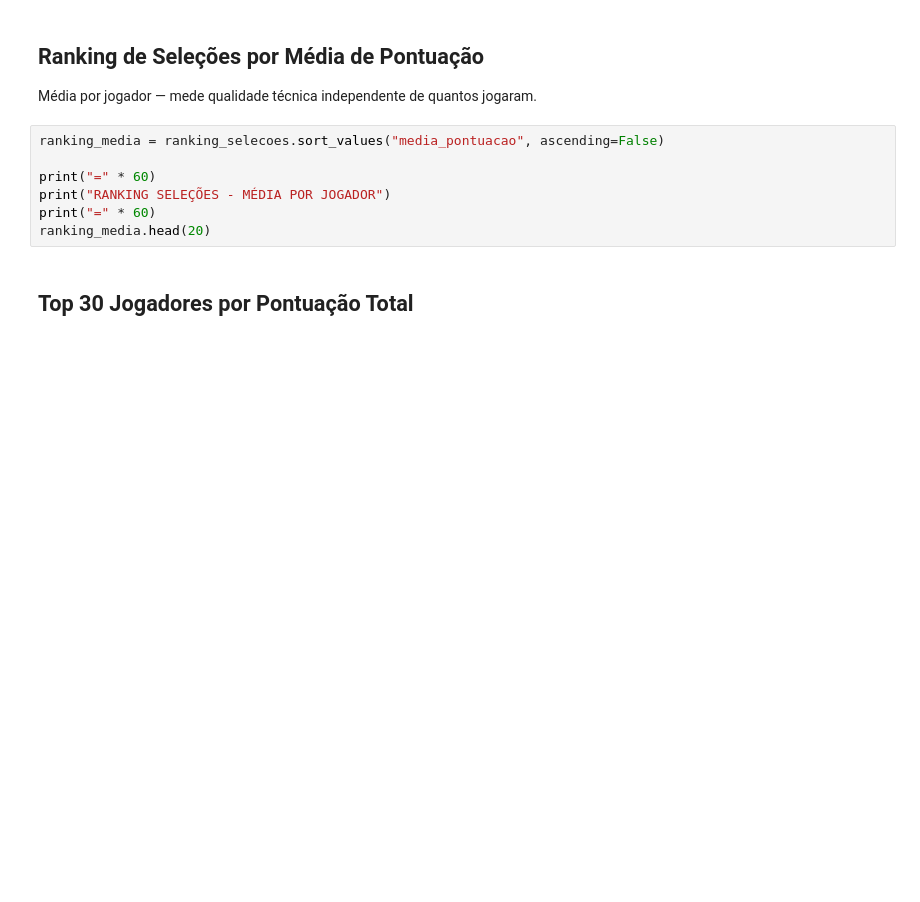
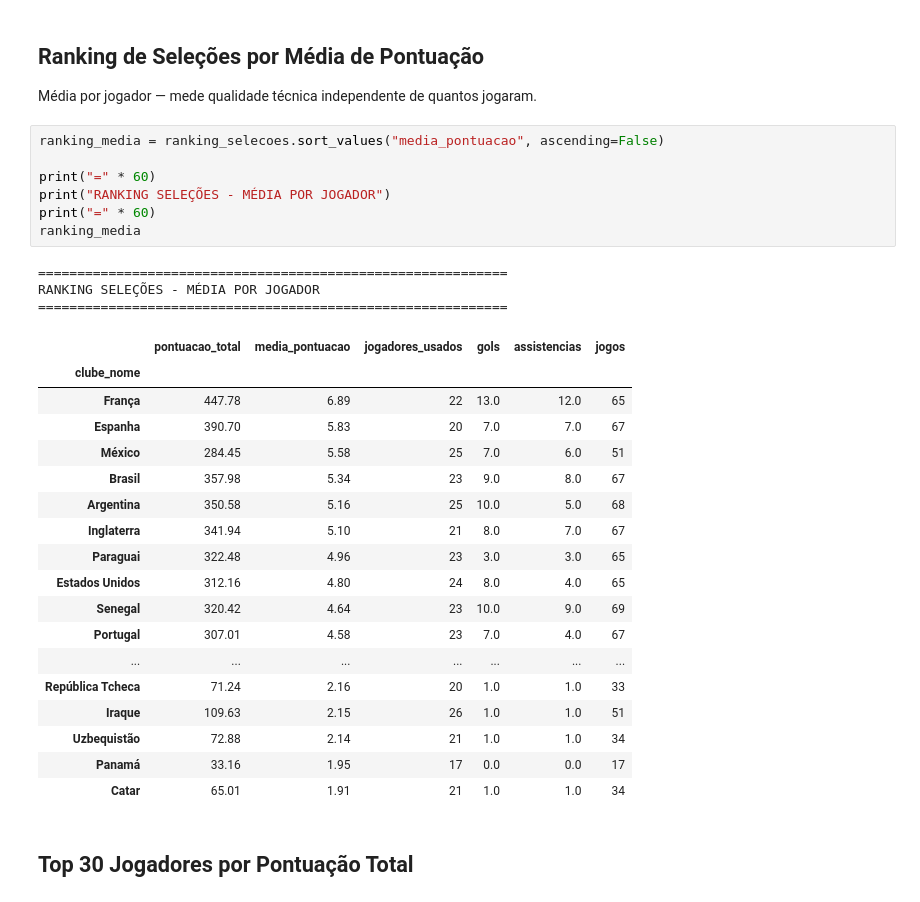
Before and after one commit to diofeher/cartola-copa-2026, a Jupyter notebook: analise_copa.ipynb, the cells around one changed output. Drawn from its saved outputs; the diff is of its cells as text; blank space fills up the shorter version.

```diff
--- a/analise_copa.ipynb
+++ b/analise_copa.ipynb
@@ -66,10 +88,32 @@ Média por jogador — mede qualidade técnica independente de quantos jogaram.
 # %%
 ranking_media = ranking_selecoes.sort_values("media_pontuacao", ascending=False)
 
 print("=" * 60)
 print("RANKING SELEÇÕES - MÉDIA POR JOGADOR")
 print("=" * 60)
-ranking_media.head(20)
+ranking_media
+# %% [output]
+============================================================
+RANKING SELEÇÕES - MÉDIA POR JOGADOR
+============================================================
+|  | pontuacao_total | media_pontuacao | jogadores_usados | gols | assistencias | jogos |
+| clube_nome |  |  |  |  |  |  |
+| França | 447.78 | 6.89 | 22 | 13.0 | 12.0 | 65 |
+| Espanha | 390.70 | 5.83 | 20 | 7.0 | 7.0 | 67 |
+| México | 284.45 | 5.58 | 25 | 7.0 | 6.0 | 51 |
+| Brasil | 357.98 | 5.34 | 23 | 9.0 | 8.0 | 67 |
+| Argentina | 350.58 | 5.16 | 25 | 10.0 | 5.0 | 68 |
+| Inglaterra | 341.94 | 5.10 | 21 | 8.0 | 7.0 | 67 |
+| Paraguai | 322.48 | 4.96 | 23 | 3.0 | 3.0 | 65 |
+| Estados Unidos | 312.16 | 4.80 | 24 | 8.0 | 4.0 | 65 |
+| Senegal | 320.42 | 4.64 | 23 | 10.0 | 9.0 | 69 |
+| Portugal | 307.01 | 4.58 | 23 | 7.0 | 4.0 | 67 |
+| ... | ... | ... | ... | ... | ... | ... |
+| República Tcheca | 71.24 | 2.16 | 20 | 1.0 | 1.0 | 33 |
+| Iraque | 109.63 | 2.15 | 26 | 1.0 | 1.0 | 51 |
+| Uzbequistão | 72.88 | 2.14 | 21 | 1.0 | 1.0 | 34 |
+| Panamá | 33.16 | 1.95 | 17 | 0.0 | 0.0 | 17 |
+| Catar | 65.01 | 1.91 | 21 | 1.0 | 1.0 | 34 |
 # %% [markdown]
 ## Top 30 Jogadores por Pontuação Total
 # %%
```
Also changed, not shown: parts of 15 cells of this notebook, 4 other files.
